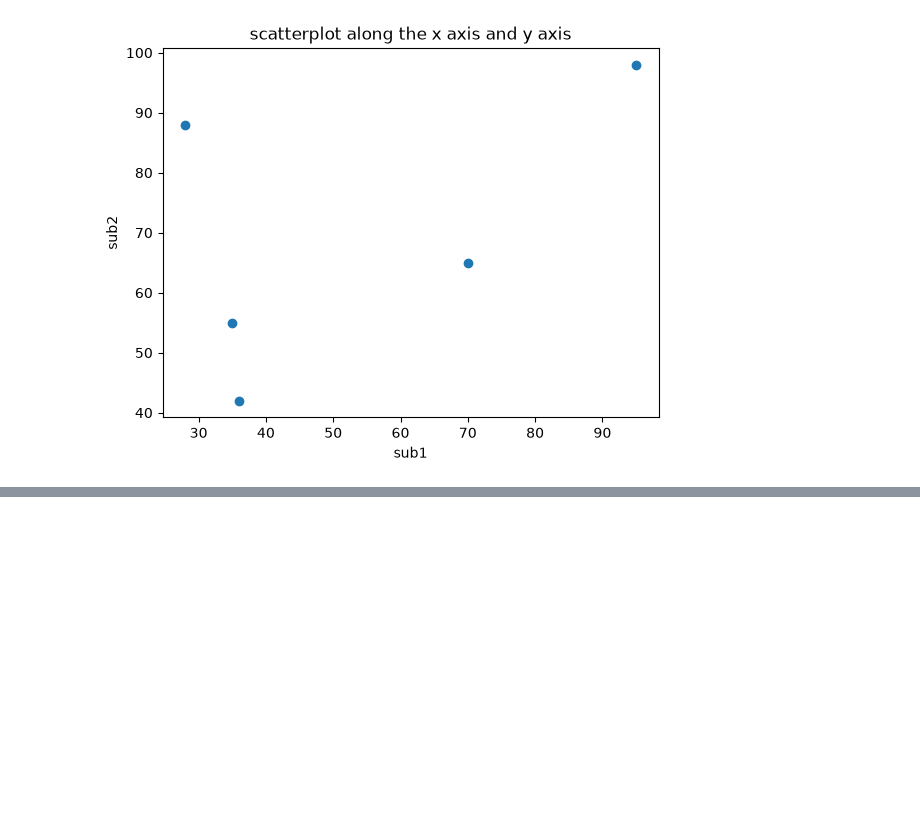
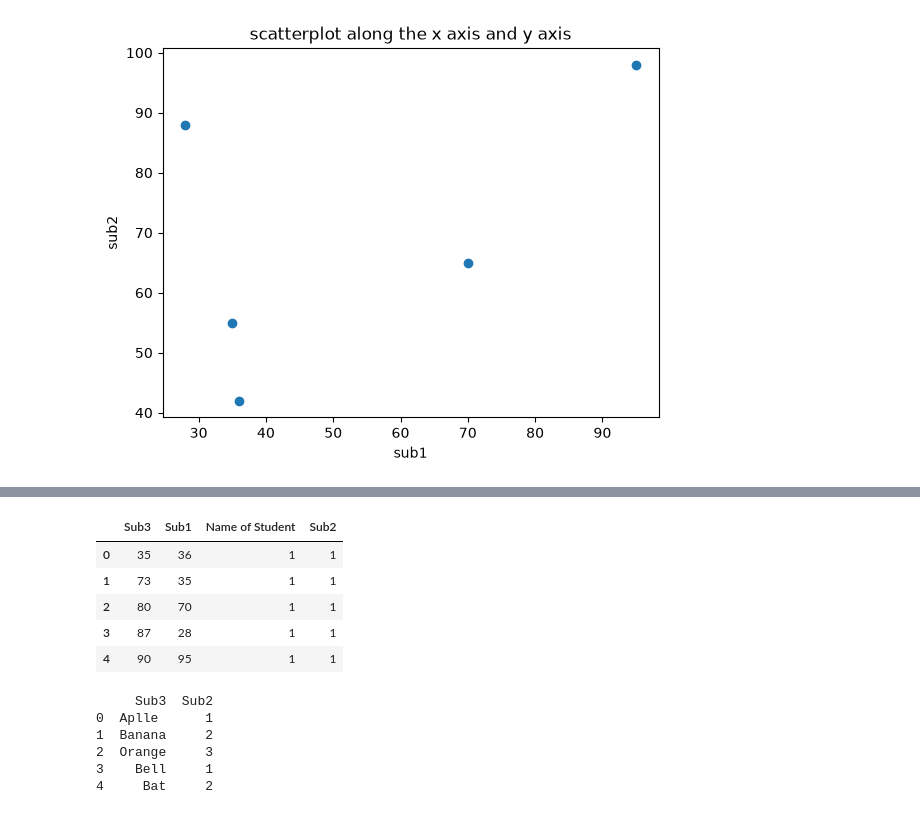
Before and after one commit to amanmuarya/python-learn-Aman-, a Jupyter notebook: 14-Data_Anlaytic_py/Google_colab/5-Value counts.ipynb, the cells around one changed output, grey strips where cells are left out. Drawn from its saved outputs; the diff is of its cells as text; code cells hidden in the pictures; blank space fills up the shorter version.

```diff
--- a/14-Data_Anlaytic_py/Google_colab/5-Value counts.ipynb
+++ b/14-Data_Anlaytic_py/Google_colab/5-Value counts.ipynb
@@ -62,0 +96,27 @@ Text(0, 0.5, 'sub2')
+# %%
+grp.count()
+# %% [output]
+|  | Sub3 | Sub1 | Name of Student | Sub2 |
+| 0 | 35 | 36 | 1 | 1 |
+| 1 | 73 | 35 | 1 | 1 |
+| 2 | 80 | 70 | 1 | 1 |
+| 3 | 87 | 28 | 1 | 1 |
+| 4 | 90 | 95 | 1 | 1 |
+# %%
+import pandas as pd
+
+l = [['Aplle ', 1],
+     ['Banana', 2],
+     ['Orange', 3],
+     ['Bell', 1],
+     ['Bat', 2]]
+
+df_10 = pd.DataFrame(l, columns=["Sub3", "Sub2"])
+print(df_10)
+# %% [output]
+     Sub3  Sub2
+0  Aplle      1
+1  Banana     2
+2  Orange     3
+3    Bell     1
+4     Bat     2
```
Also changed, not shown: parts of 6 cells of this notebook.
